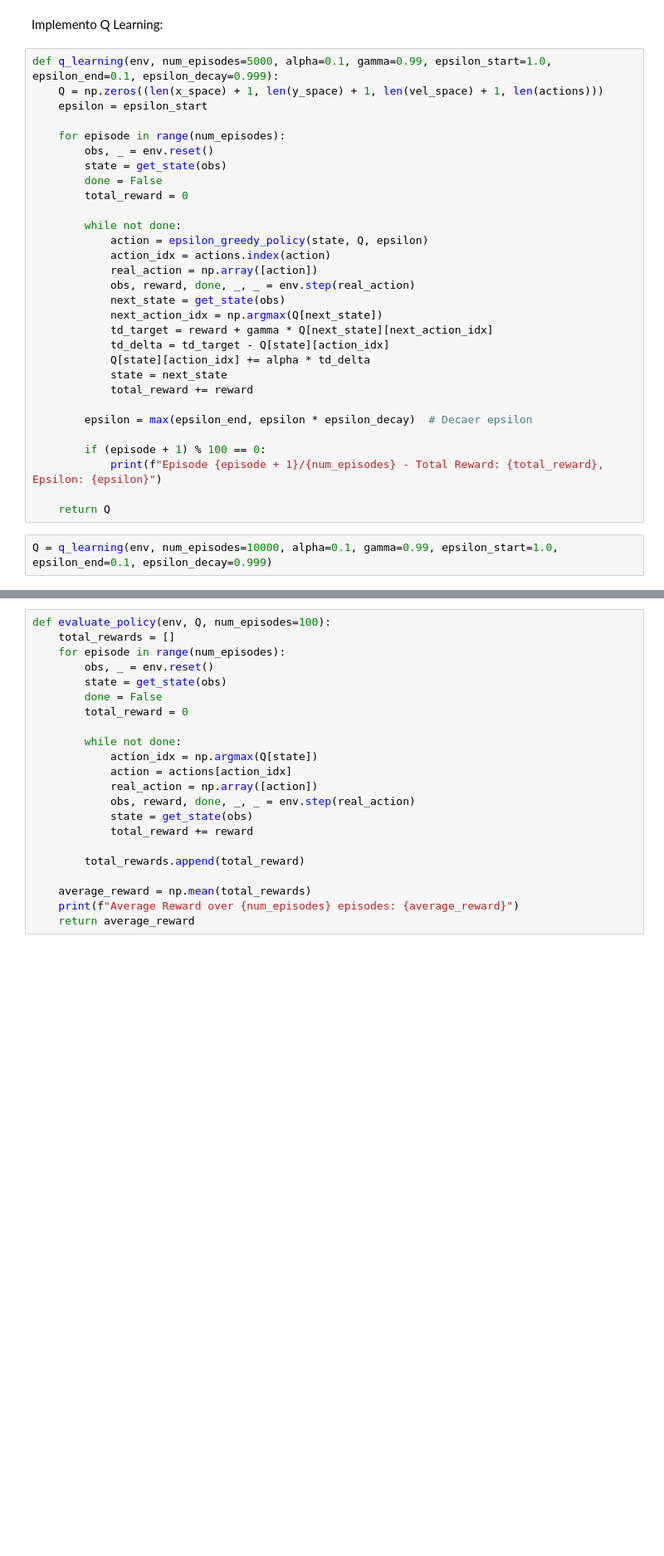
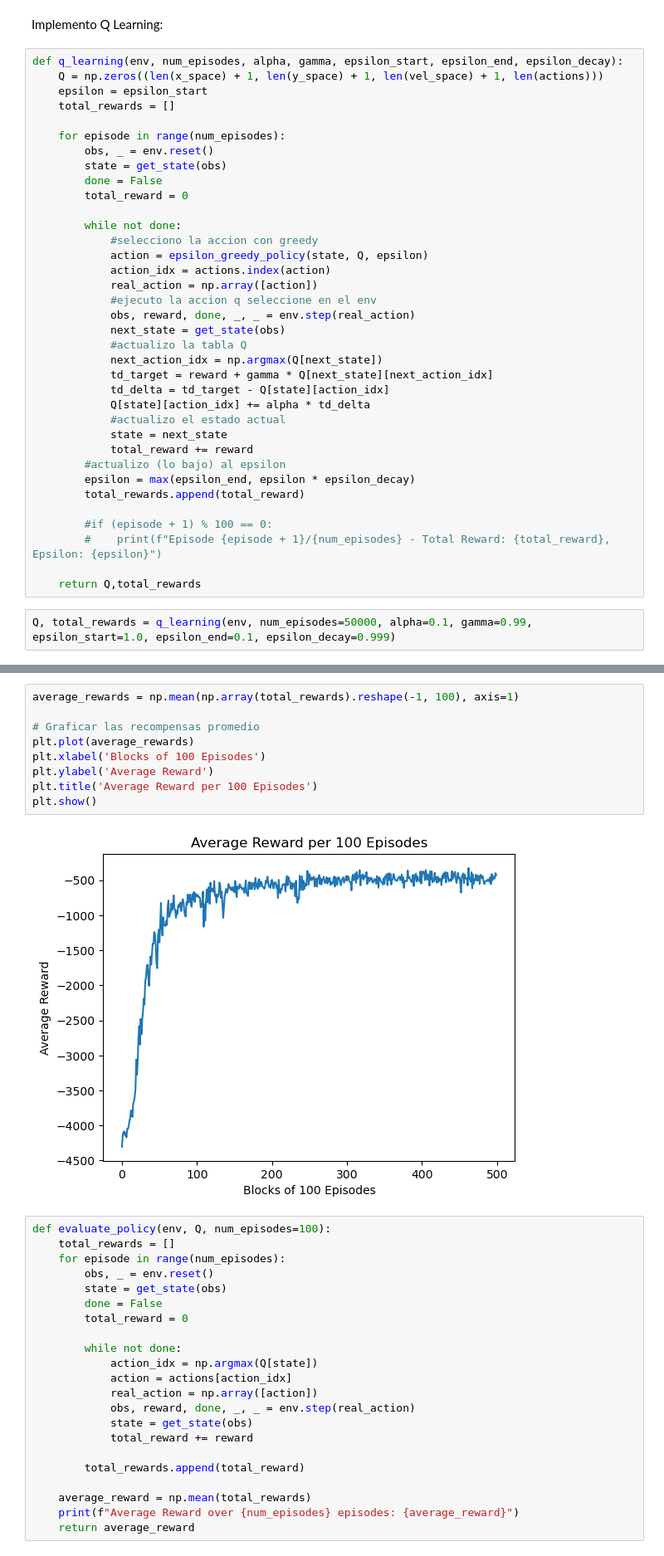
Before and after one commit to paulacantera/IA_Obl_256680, a Jupyter notebook: Obligatorio Mayo 2024/Pendulum/pendulum.ipynb, the cells around one changed output, grey strips where cells are left out. Shown at 83% size. Drawn from its saved outputs; the diff is of its cells as text; blank space fills up the shorter version.

Commit message:
added a chart,average reward pendulum: -192

```diff
--- a/Obligatorio Mayo 2024/Pendulum/pendulum.ipynb
+++ b/Obligatorio Mayo 2024/Pendulum/pendulum.ipynb
@@ -102,9 +103,10 @@ def get_state(obs):
 # %% [markdown]
 Implemento Q Learning:
 # %%
-def q_learning(env, num_episodes=5000, alpha=0.1, gamma=0.99, epsilon_start=1.0, epsilon_end=0.1, epsilon_decay=0.999):
+def q_learning(env, num_episodes, alpha, gamma, epsilon_start, epsilon_end, epsilon_decay):
     Q = np.zeros((len(x_space) + 1, len(y_space) + 1, len(vel_space) + 1, len(actions)))
     epsilon = epsilon_start
+    total_rewards = []
 
     for episode in range(num_episodes):
         obs, _ = env.reset()
@@ -113,23 +115,28 @@ def q_learning(env, num_episodes=5000, alpha=0.1, gamma=0.99, epsilon_start=1.0,
         total_reward = 0
 
         while not done:
+            #selecciono la accion con greedy
             action = epsilon_greedy_policy(state, Q, epsilon)
             action_idx = actions.index(action)
             real_action = np.array([action])
+            #ejecuto la accion q seleccione en el env
             obs, reward, done, _, _ = env.step(real_action)
             next_state = get_state(obs)
+            #actualizo la tabla Q
             next_action_idx = np.argmax(Q[next_state])
             td_target = reward + gamma * Q[next_state][next_action_idx]
             td_delta = td_target - Q[state][action_idx]
             Q[state][action_idx] += alpha * td_delta
+            #actualizo el estado actual
             state = next_state
             total_reward += reward
+        #actualizo (lo bajo) al epsilon
+        epsilon = max(epsilon_end, epsilon * epsilon_decay)
+        total_rewards.append(total_reward)
 
-        epsilon = max(epsilon_end, epsilon * epsilon_decay)  # Decaer epsilon
+        #if (episode + 1) % 100 == 0:
+        #    print(f"Episode {episode + 1}/{num_episodes} - Total Reward: {total_reward}, Epsilon: {epsilon}")
 
-        if (episode + 1) % 100 == 0:
-            print(f"Episode {episode + 1}/{num_episodes} - Total Reward: {total_reward}, Epsilon: {epsilon}")
-
-    return Q
+    return Q,total_rewards
 # %%
-Q = q_learning(env, num_episodes=10000, alpha=0.1, gamma=0.99, epsilon_start=1.0, epsilon_end=0.1, epsilon_decay=0.999)
+Q, total_rewards = q_learning(env, num_episodes=50000, alpha=0.1, gamma=0.99, epsilon_start=1.0, epsilon_end=0.1, epsilon_decay=0.999)
@@ -154,3 +143,14 @@ Episode 10000/10000 - Total Reward: -594.504220294349, Epsilon: 0.1
+# %%
+average_rewards = np.mean(np.array(total_rewards).reshape(-1, 100), axis=1)
+
+# Graficar las recompensas promedio
+plt.plot(average_rewards)
+plt.xlabel('Blocks of 100 Episodes')
+plt.ylabel('Average Reward')
+plt.title('Average Reward per 100 Episodes')
+plt.show()
+# %% [output]
+[figure, added]
 # %%
 def evaluate_policy(env, Q, num_episodes=100):
     total_rewards = []
```
Also changed, not shown: parts of 3 cells of this notebook.
